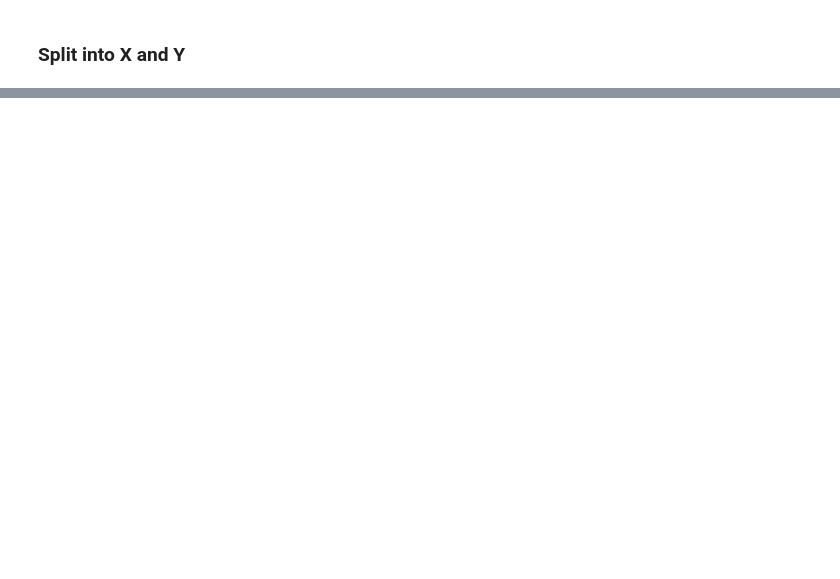
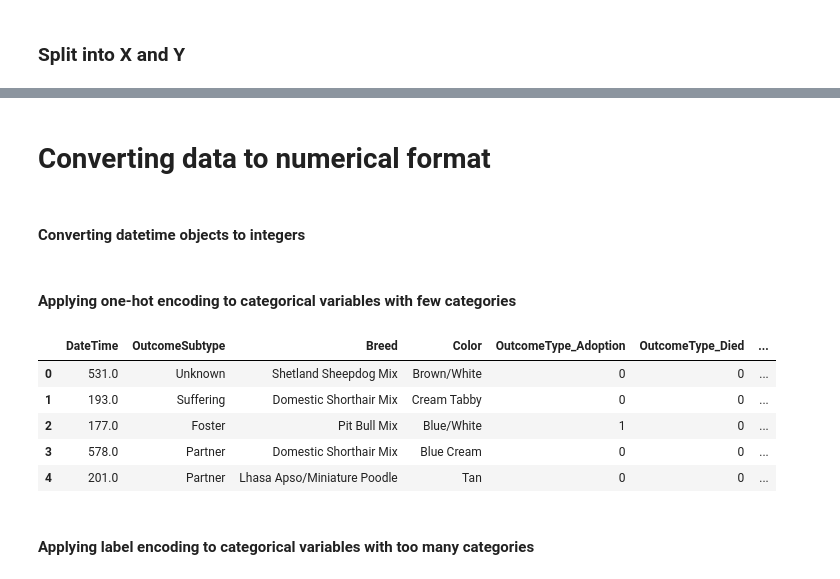
Before and after one commit to hbarabash/findapet, a Jupyter notebook: fostercomp.ipynb, the cells around one changed output, grey strips where cells are left out. Cells and saved outputs as stored; diff of their text form; code cells hidden in the pictures; blank space fills up the shorter version.

```diff
--- a/fostercomp.ipynb
+++ b/fostercomp.ipynb
@@ -78,0 +52,10 @@ WARNING: Running pip as the 'root' user can result in broken permissions and con
+# %%
+# replace null name cells with 'Unknown' since it's a categorical column
+foster['Name'] = foster['Name'].fillna('Unknown')
+# replace null outcome subtype cells with 'Unknown' since it's a categorical column
+foster['OutcomeSubtype'] = foster['OutcomeSubtype'].fillna('Unknown')
+# replace null sex upon outcome cells with 'Unknown' since it's a categorical column
+foster['SexuponOutcome'] = foster['SexuponOutcome'].fillna('Unknown')
+
+# drop null values in Age upon Outcome because there are very few missing
+foster = foster.drop('AgeuponOutcome', axis=1)
@@ -78,0 +64,30 @@ WARNING: Running pip as the 'root' user can result in broken permissions and con
+# %%
+foster = foster.drop(['AnimalID'], axis=1)
+foster = foster.drop(['Name'], axis=1)
+# %% [markdown]
+# Converting data to numerical format
+# %% [markdown]
+#### Converting datetime objects to integers
+# %%
+from datetime import datetime
+
+def StringToDate(stringdate):
+    return datetime.strptime(stringdate, "%Y-%m-%d %H:%M:%S")
+# %%
+# convert dateTime column to difference in minutes from first date
+min_date = StringToDate(foster['DateTime'].min())
+foster['DateTime'] = foster['DateTime'].apply(lambda x: (StringToDate(x) - min_date).seconds / 60)
+# %% [markdown]
+#### Applying one-hot encoding to categorical variables with few categories
+# %%
+foster = pd.get_dummies(data=foster, columns=['OutcomeType', 'SexuponOutcome', 'AnimalType'])
+foster.head()
+# %% [output]
+|  | DateTime | OutcomeSubtype | Breed | Color | OutcomeType_Adoption | OutcomeType_Died | ... |
+| 0 | 531.0 | Unknown | Shetland Sheepdog Mix | Brown/White | 0 | 0 | ... |
+| 1 | 193.0 | Suffering | Domestic Shorthair Mix | Cream Tabby | 0 | 0 | ... |
+| 2 | 177.0 | Foster | Pit Bull Mix | Blue/White | 1 | 0 | ... |
+| 3 | 578.0 | Partner | Domestic Shorthair Mix | Blue Cream | 0 | 0 | ... |
+| 4 | 201.0 | Partner | Lhasa Apso/Miniature Poodle | Tan | 0 | 0 | ... |
+# %% [markdown]
+#### Applying label encoding to categorical variables with too many categories
```
Also changed, not shown: parts of 14 cells of this notebook.
